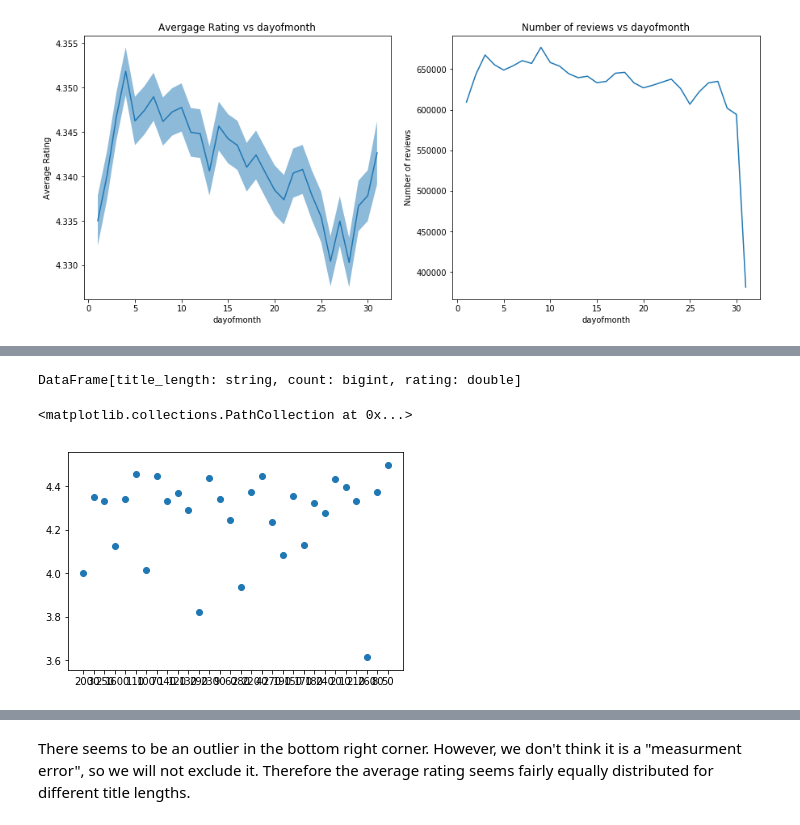
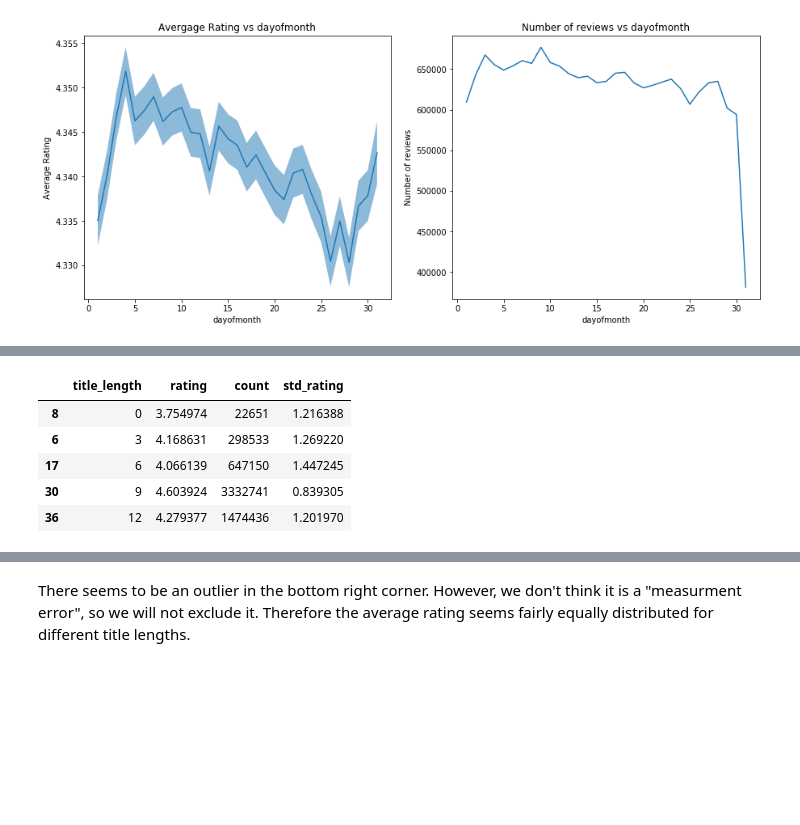
Before and after one commit to Billotais/cs_401_project, a Jupyter notebook: notebook.ipynb, the cells around one changed output, grey strips where cells are left out. Cells and saved outputs as stored; diff of their text form; code cells hidden in the pictures; blank space fills up the shorter version.

```diff
--- a/notebook.ipynb
+++ b/notebook.ipynb
@@ -351,18 +325,7 @@ only showing top 20 rows
 # %%
-
-by_title_length = by_review_length.where('title_length < 300').groupby('title_length').agg({'star_rating':'avg', 'review_id':'count'}).\
-                    withColumnRenamed('avg(star_rating)', 'rating').withColumnRenamed('count(review_id)', 'count')
-by_title_length.persist()
+# We noticed that title_length is always between [1, 128] characters long
+by_title_length = by_review_length.where('title_length <= 128').groupby('title_length').agg(f.avg('star_rating'), f.count('review_id'), f.stddev('star_rating')) \
+                    .withColumnRenamed('avg(star_rating)', 'rating') \
+                    .withColumnRenamed('stddev_samp(star_rating)', 'std_rating') \
+                    .withColumnRenamed('count(review_id)', 'count')
+by_title_length_pd = by_title_length.toPandas()
-# %% [output]
-DataFrame[title_length: string, count: bigint, rating: double]
-# %%
-by_title_length_pd = by_title_length.toPandas()
-by_title_length_pd
-plt.scatter(by_title_length_pd['title_length'], by_title_length_pd['rating'])
-plt.xlabel('Review Title Length')
-plt.ylabel('Average Rating')
-plt.title('Review Title Length vs Average Rating')
-plt.show()
-# %% [output]
-<matplotlib.collections.PathCollection at 0x...>
-[figure, removed]
@@ -368,0 +335,9 @@ plt.show()
+# %%
+by_title_length_pd.head(5)
+# %% [output]
+|  | title_length | rating | count | std_rating |
+| 8 | 0 | 3.754974 | 22651 | 1.216388 |
+| 6 | 3 | 4.168631 | 298533 | 1.269220 |
+| 17 | 6 | 4.066139 | 647150 | 1.447245 |
+| 30 | 9 | 4.603924 | 3332741 | 0.839305 |
+| 36 | 12 | 4.279377 | 1474436 | 1.201970 |
```
Also changed, not shown: parts of 37 cells of this notebook.
